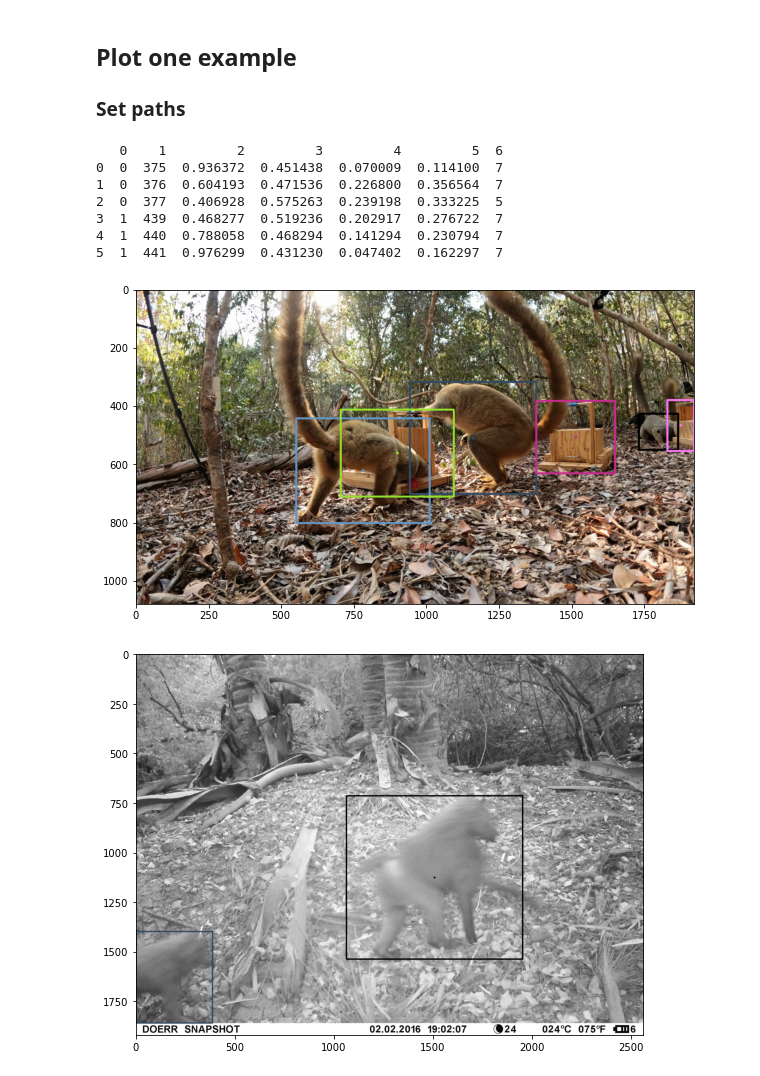
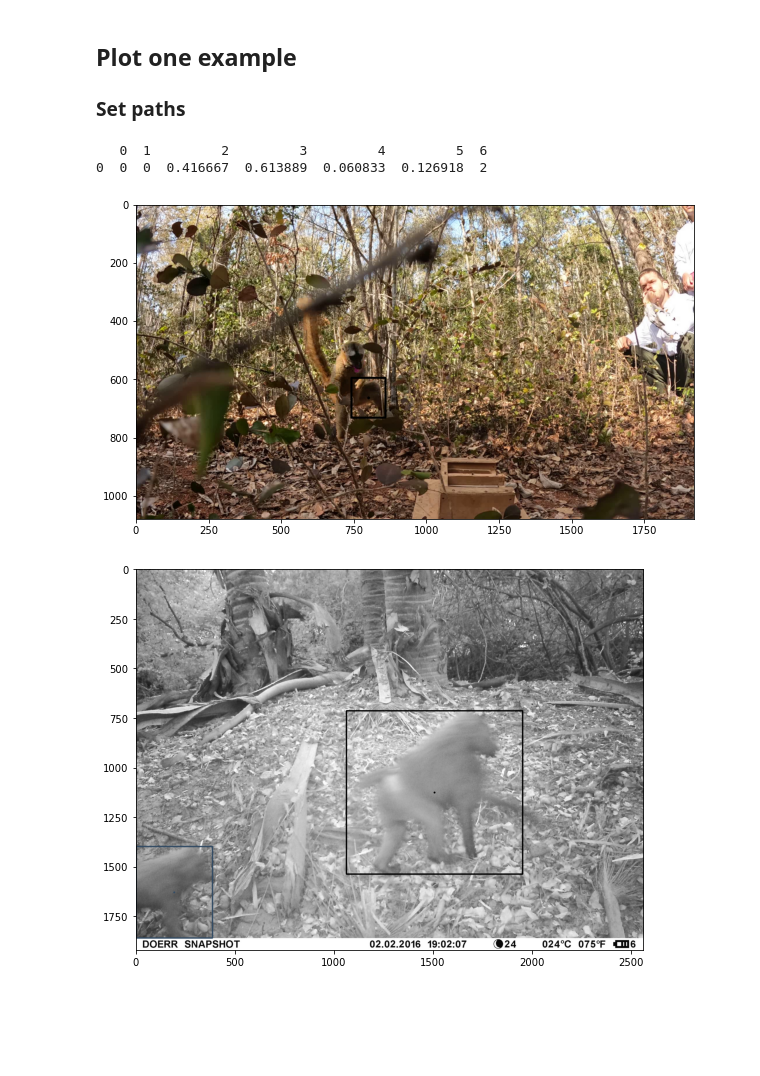
Before and after one commit to ecker-lab/PriMAT-tracking, a Jupyter notebook: notebooks/viz_bounding_boxen.ipynb, the cells around one changed output. Cells and saved outputs as stored; diff of their text form; code cells hidden in the pictures; blank space fills up the shorter version.

```diff
--- a/notebooks/viz_bounding_boxen.ipynb
+++ b/notebooks/viz_bounding_boxen.ipynb
@@ -11,7 +11,7 @@ import matplotlib.pyplot as plt
 ### Set paths
 # %%
 path_labels = "/usr/users/vogg/Labelling/Lemurs/Individual_imgs/labels_with_ids/"
-path_images = "/usr/users/vogg/Labelling/Lemurs/Individual_imgs/images/"
+path_images = "/usr/users/vogg/Labelling/Lemurs/Individual_imgs/eval/"
 # %%
 def plotBBox(img_id, img_path, label_path, ending = ".jpg"):
     """
@@ -43,16 +43,11 @@ def plotBBox(img_id, img_path, label_path, ending = ".jpg"):
 
     plt.show()
 # %%
-plotBBox('a_e_10_221008_c1_6448', path_images, path_labels)
+plotBBox('GX020115_small_1276', path_images, path_labels)
 # %% [output]
-   0    1         2         3         4         5  6
-0  0  375  0.936372  0.451438  0.070009  0.114100  7
-1  0  376  0.604193  0.471536  0.226800  0.356564  7
-2  0  377  0.406928  0.575263  0.239198  0.333225  5
-3  1  439  0.468277  0.519236  0.202917  0.276722  7
-4  1  440  0.788058  0.468294  0.141294  0.230794  7
-5  1  441  0.976299  0.431230  0.047402  0.162297  7
+   0  1         2         3         4         5  6
+0  0  0  0.416667  0.613889  0.060833  0.126918  2
-[figure, old version]
+[figure, new version]
 # %%
 
 plotBBox('IMAG0034%20-%202015%20-%20jan%20-%20ct3',
```
Also changed, not shown: 11 other files.
